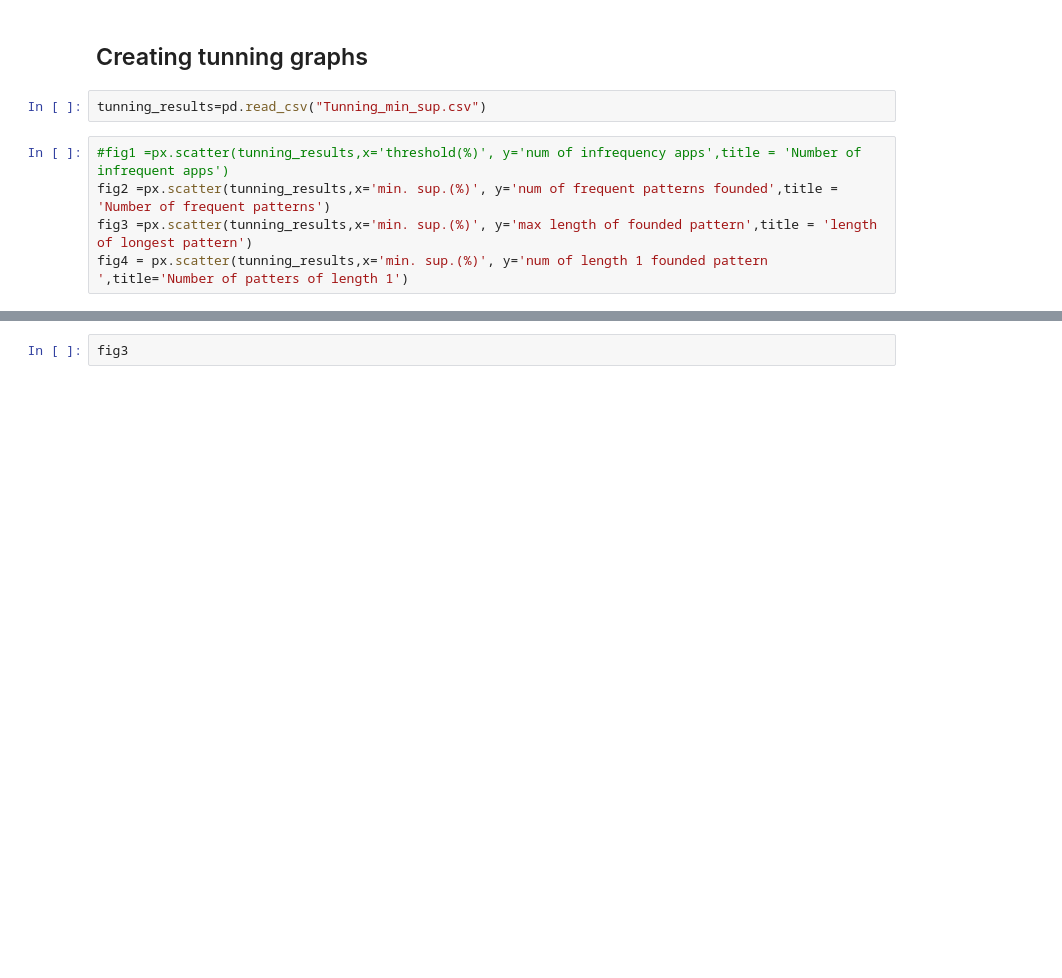
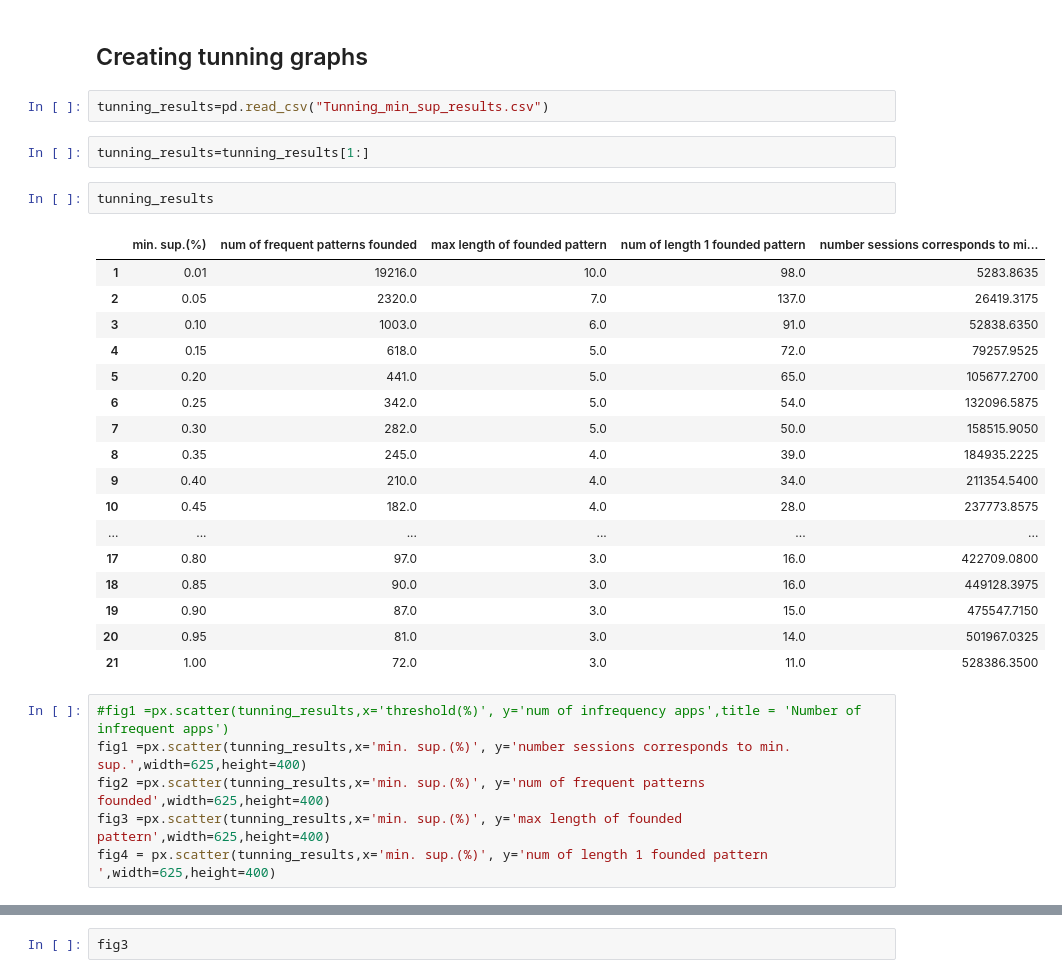
Before and after one commit to ClaraAndersen/motifs_and_competition_in_app_usage, a Jupyter notebook: Tunning_min_sup.ipynb, the cells around one changed output, grey strips where cells are left out. Cells and saved outputs as stored; diff of their text form; blank space fills up the shorter version.

```diff
--- a/Tunning_min_sup.ipynb
+++ b/Tunning_min_sup.ipynb
@@ -61,9 +79,32 @@ Max lengths of frequent patterns: 3
 # %% [markdown]
 ## Creating tunning graphs
 # %%
-tunning_results=pd.read_csv("Tunning_min_sup.csv")
+tunning_results=pd.read_csv("Tunning_min_sup_results.csv")
+# %%
+tunning_results=tunning_results[1:]
+# %%
+tunning_results
+# %% [output]
+|  | min. sup.(%) | num of frequent patterns founded | max length of founded pattern | num of length 1 founded pattern | number sessions corresponds to mi... |
+| 1 | 0.01 | 19216.0 | 10.0 | 98.0 | 5283.8635 |
+| 2 | 0.05 | 2320.0 | 7.0 | 137.0 | 26419.3175 |
+| 3 | 0.10 | 1003.0 | 6.0 | 91.0 | 52838.6350 |
+| 4 | 0.15 | 618.0 | 5.0 | 72.0 | 79257.9525 |
+| 5 | 0.20 | 441.0 | 5.0 | 65.0 | 105677.2700 |
+| 6 | 0.25 | 342.0 | 5.0 | 54.0 | 132096.5875 |
+| 7 | 0.30 | 282.0 | 5.0 | 50.0 | 158515.9050 |
+| 8 | 0.35 | 245.0 | 4.0 | 39.0 | 184935.2225 |
+| 9 | 0.40 | 210.0 | 4.0 | 34.0 | 211354.5400 |
+| 10 | 0.45 | 182.0 | 4.0 | 28.0 | 237773.8575 |
+| ... | ... | ... | ... | ... | ... |
+| 17 | 0.80 | 97.0 | 3.0 | 16.0 | 422709.0800 |
+| 18 | 0.85 | 90.0 | 3.0 | 16.0 | 449128.3975 |
+| 19 | 0.90 | 87.0 | 3.0 | 15.0 | 475547.7150 |
+| 20 | 0.95 | 81.0 | 3.0 | 14.0 | 501967.0325 |
+| 21 | 1.00 | 72.0 | 3.0 | 11.0 | 528386.3500 |
 # %%
 #fig1 =px.scatter(tunning_results,x='threshold(%)', y='num of infrequency apps',title = 'Number of infrequent apps')
-fig2 =px.scatter(tunning_results,x='min. sup.(%)', y='num of frequent patterns founded',title = 'Number of frequent patterns')
-fig3 =px.scatter(tunning_results,x='min. sup.(%)', y='max length of founded pattern',title = 'length of longest pattern')
-fig4 = px.scatter(tunning_results,x='min. sup.(%)', y='num of length 1 founded pattern ',title='Number of patters of length 1')
+fig1 =px.scatter(tunning_results,x='min. sup.(%)', y='number sessions corresponds to min. sup.',width=625,height=400)
+fig2 =px.scatter(tunning_results,x='min. sup.(%)', y='num of frequent patterns founded',width=625,height=400)
+fig3 =px.scatter(tunning_results,x='min. sup.(%)', y='max length of founded pattern',width=625,height=400)
+fig4 = px.scatter(tunning_results,x='min. sup.(%)', y='num of length 1 founded pattern ',width=625,height=400)
```
Also changed, not shown: parts of 9 cells of this notebook, 5 other files.
